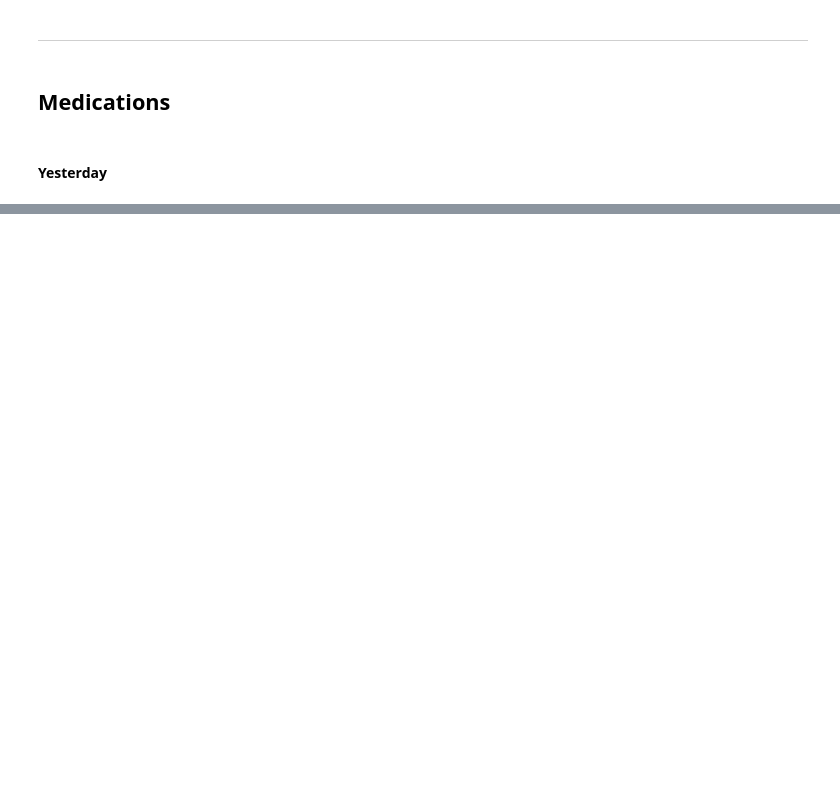
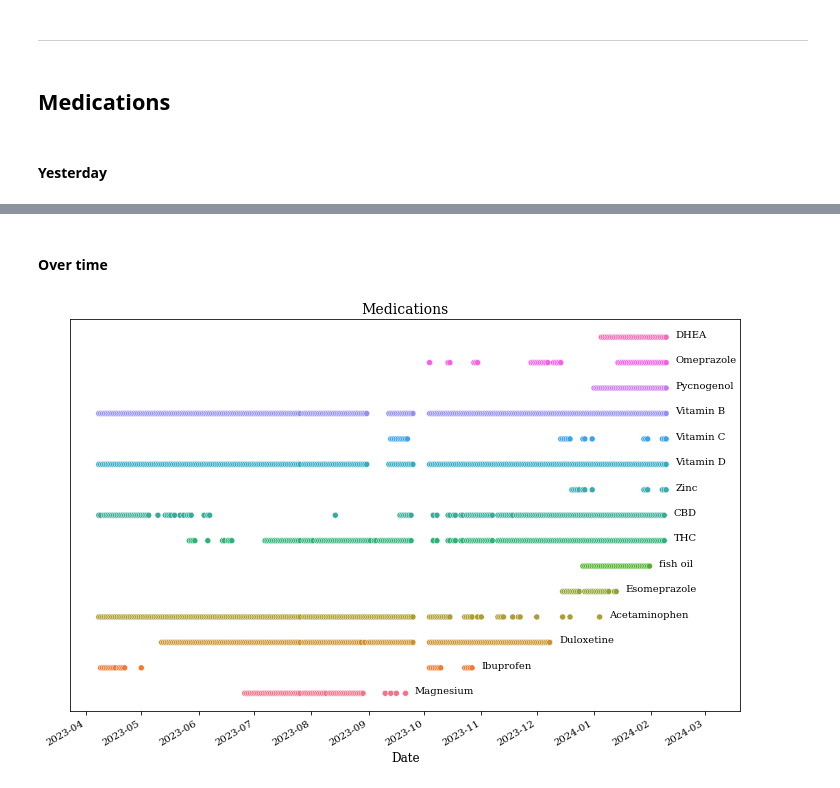
Before and after one commit to roesler-stan/health-analysis, a Jupyter notebook: 2b_analysis_for_drs.ipynb, the cells around one changed output, grey strips where cells are left out. Cells and saved outputs as stored; diff of their text form; code cells hidden in the pictures; blank space fills up the shorter version.

Commit message:
add plot with meds

```diff
--- a/2b_analysis_for_drs.ipynb
+++ b/2b_analysis_for_drs.ipynb
@@ -117,3 +116,9 @@ print(summary)
 250 mg Vitamin B / day
 1000 mcg Vitamin B / day
 2000 IU Vitamin D / day
+# %% [markdown]
+#### Over time
+# %%
+plot_meds_over_time(df)
+# %% [output]
+[figure, added]
```
Also changed, not shown: parts of 3 cells of this notebook, 8 other files.
